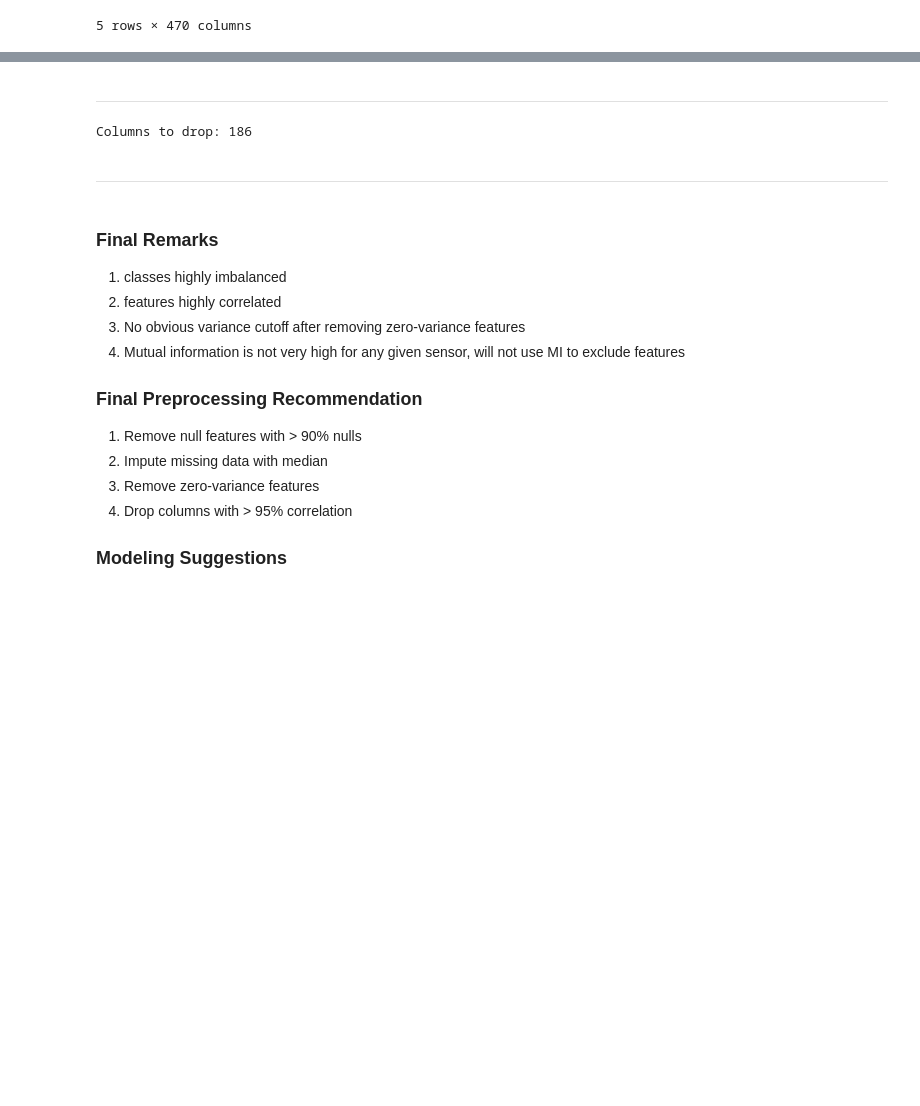
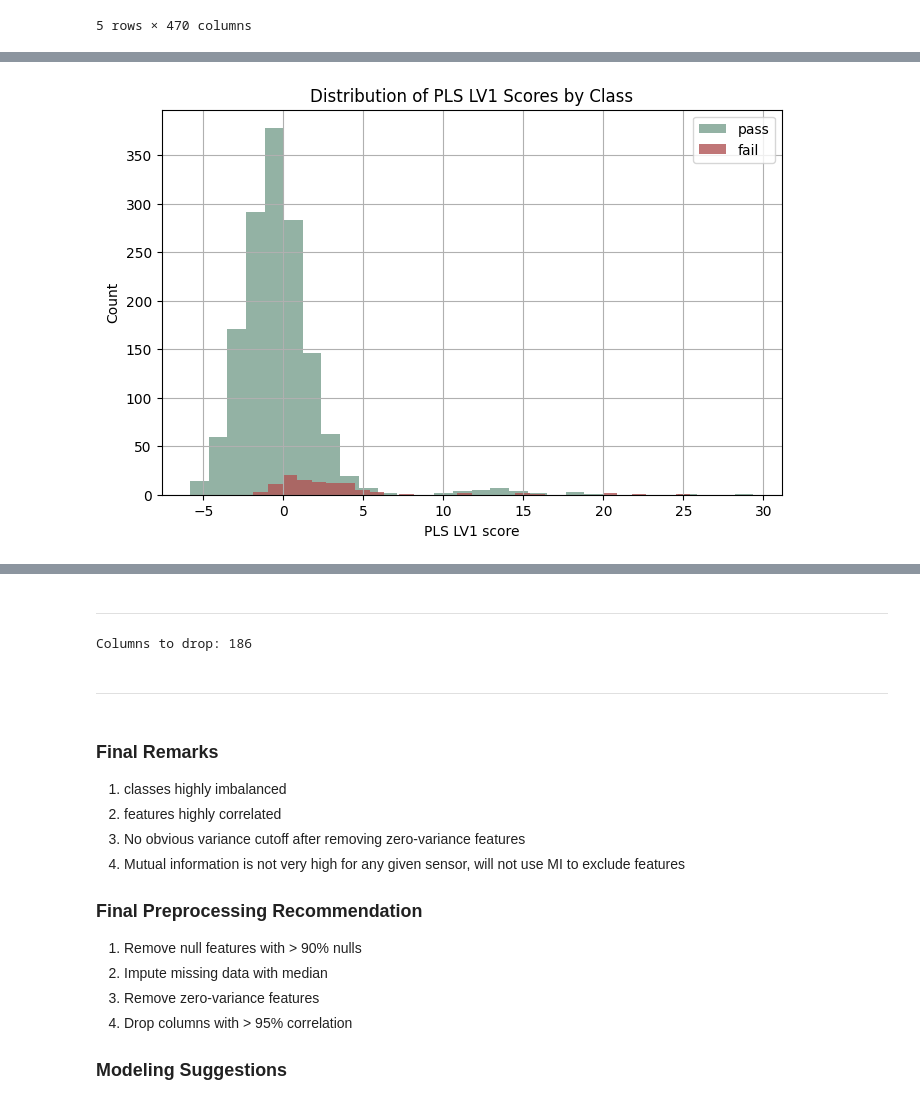
Before and after one commit to intuitiveengineer/secom-ml, a Jupyter notebook: notebooks/00-data-exploration.ipynb, the cells around one changed output, grey strips where cells are left out. Cells and saved outputs as stored; diff of their text form; code cells hidden in the pictures; blank space fills up the shorter version.

```diff
--- a/notebooks/00-data-exploration.ipynb
+++ b/notebooks/00-data-exploration.ipynb
@@ -231,0 +287,27 @@ Next step: Check PLS latent variables if any signal can be teased out from the l
+# %%
+plt.figure(figsize=(8,5))
+
+plt.hist(
+    X_pls.loc[y == 0, "LV1"],
+    bins=30,
+    alpha=0.6,
+    label="pass",
+    color="#4B7F68"
+)
+
+plt.hist(
+    X_pls.loc[y == 1, "LV1"],
+    bins=30,
+    alpha=0.8,
+    label="fail",
+    color="#B15455"
+)
+
+plt.xlabel("PLS LV1 score")
+plt.ylabel("Count")
+plt.title("Distribution of PLS LV1 Scores by Class")
+plt.legend()
+plt.grid(True)
+plt.show()
+# %% [output]
+[figure, added]
```
Also changed, not shown: parts of 8 cells of this notebook, 1 other file.
